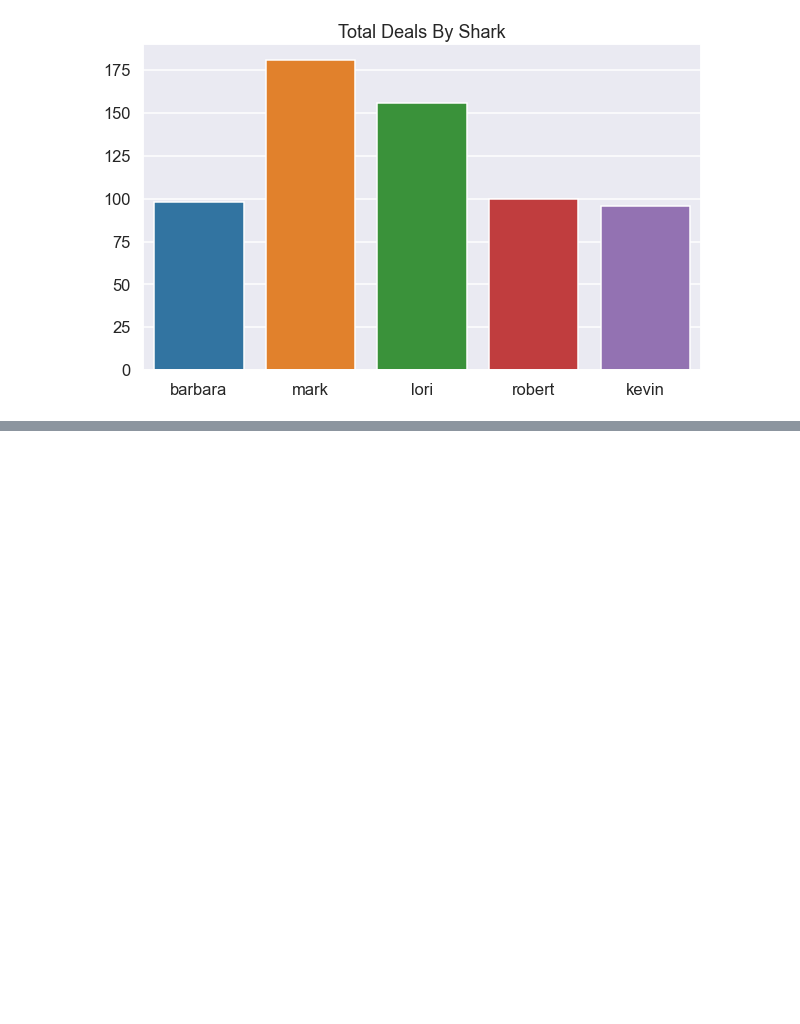
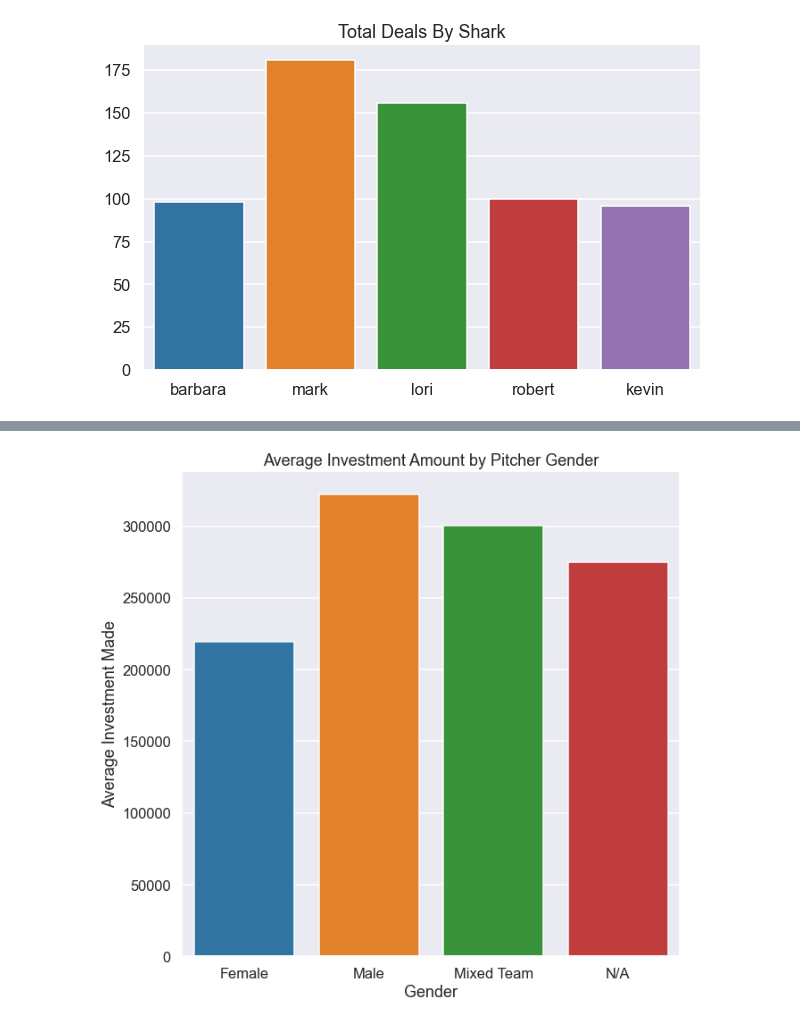
Before and after one commit to CGrannan/shark_tank, a Jupyter notebook: shark_tank.ipynb, the cells around one changed output, grey strips where cells are left out. Cells and saved outputs as stored; diff of their text form; code cells hidden in the pictures; blank space fills up the shorter version.

```diff
--- a/shark_tank.ipynb
+++ b/shark_tank.ipynb
@@ -537,0 +742,9 @@ plt.show()
+# %%
+fig = plt.figure(figsize=(10,10))
+sns.barplot(x=genders, y=investment_averages)
+plt.title('Average Investment Amount by Pitcher Gender')
+plt.xlabel('Gender')
+plt.ylabel('Average Investment Made')
+plt.show()
+# %% [output]
+[figure, added]
```
Also changed, not shown: parts of 41 cells of this notebook, 1 other file.
